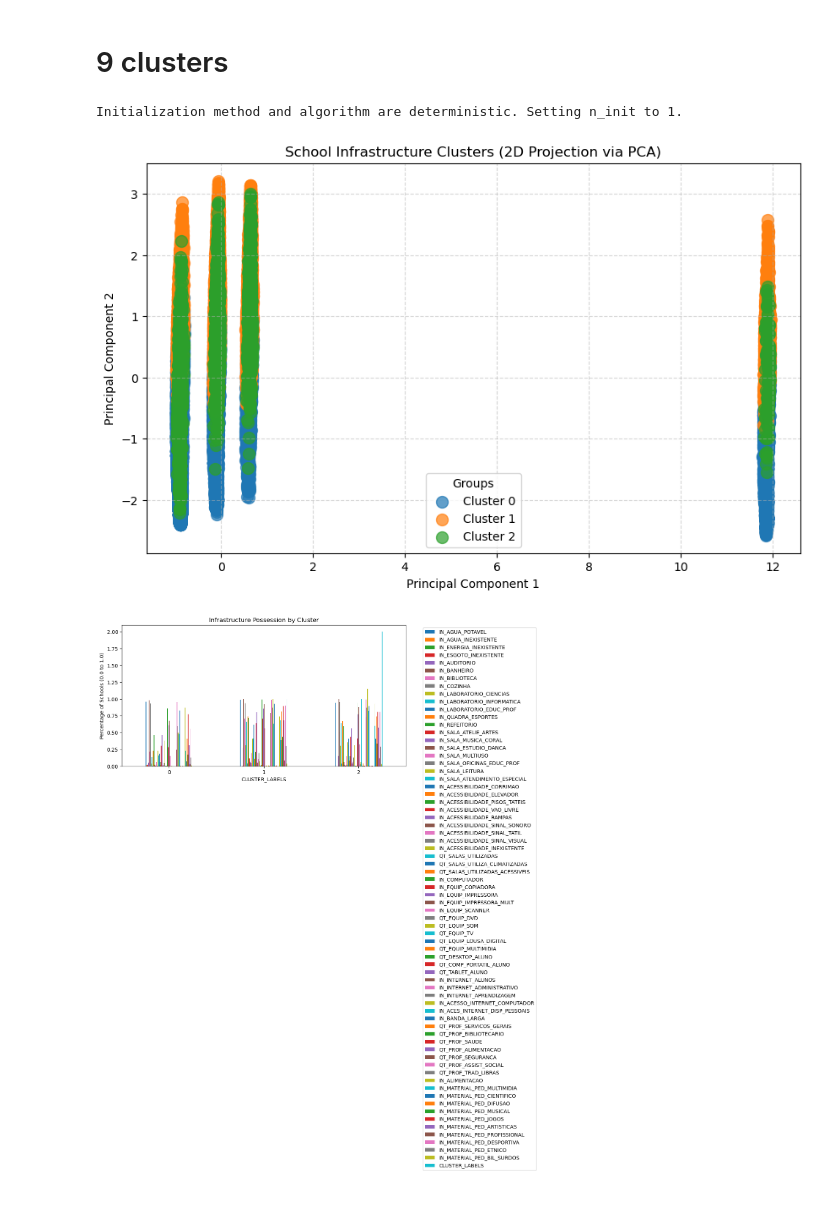
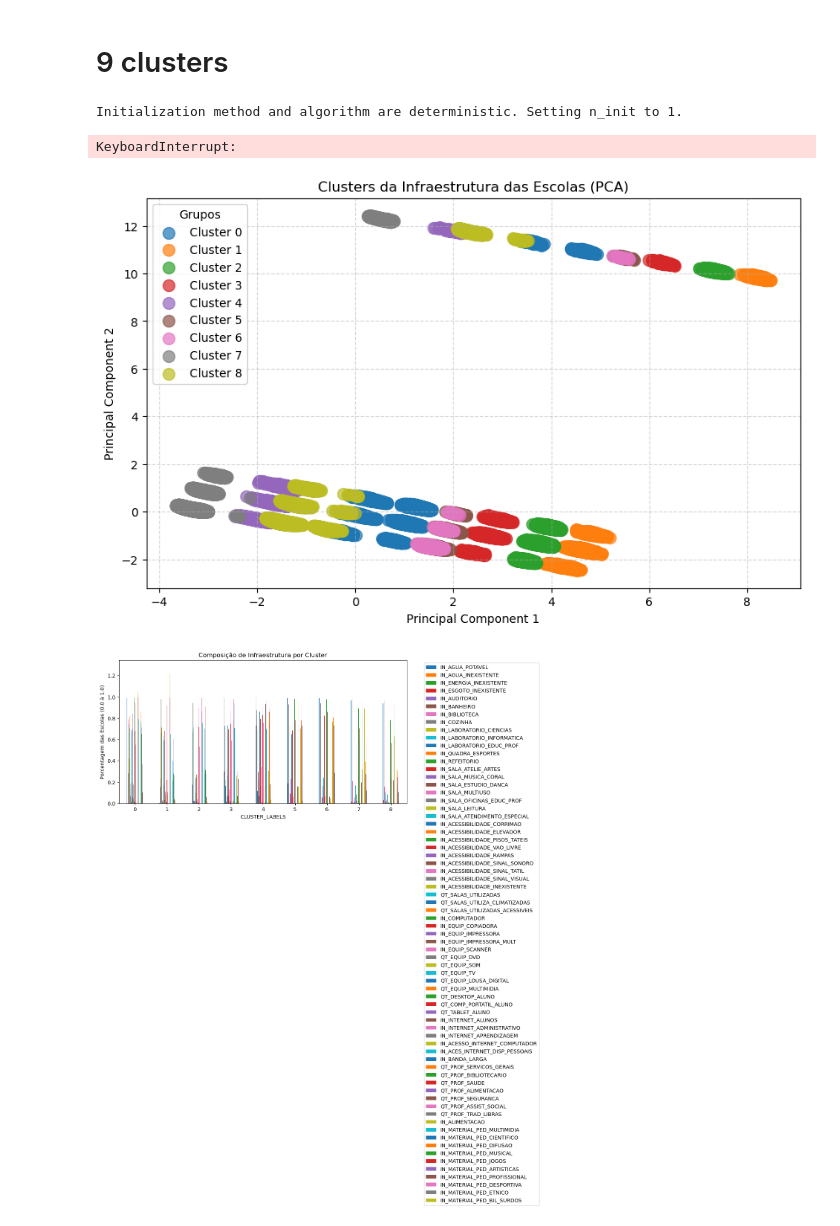
Before and after one commit to reisaraujo-miguel/trab2-ia-censo-ed-2023, a Jupyter notebook: trab2_ia_analise_censo_ed_2023.ipynb, the cells around one changed output. Saved outputs shown, nothing was run; the diff lists cells and outputs as text; code cells hidden in the pictures.

```diff
--- a/trab2_ia_analise_censo_ed_2023.ipynb
+++ b/trab2_ia_analise_censo_ed_2023.ipynb
@@ -188,7 +188,7 @@ plt.show()
 # %% [markdown]
 # 9 clusters
 # %%
-kp = KPrototypes(n_clusters=9, init='Cao', verbose=1, n_init=4, n_jobs=4)
+kp = KPrototypes(n_clusters=9, init='Cao', verbose=1, n_jobs=4)
 
 data_array = df.values
 
@@ -197,62 +197,53 @@ clusters = kp.fit_predict(data_array, categorical=binary_columns)
 df['CLUSTER_LABELS'] = clusters
 # %% [output]
 Initialization method and algorithm are deterministic. Setting n_init to 1.
+KeyboardInterrupt:
 # %%
 import matplotlib.pyplot as plt
 from sklearn.decomposition import PCA
 import numpy as np
 # %%
-
-
-# 1. Reduce dimensions to 2D using PCA
-# We use the same 'data_array' you prepared for K-Prototypes
 pca = PCA(n_components=2)
 principal_components = pca.fit_transform(data_array)
 
-# 2. Create a handy DataFrame for plotting
 pca_df = pd.DataFrame(data=principal_components, columns=['PC1', 'PC2'])
-pca_df['Cluster'] = clusters  # Add the cluster labels we found earlier
+pca_df['Cluster'] = clusters
 
-# 3. Plot using Matplotlib
 plt.figure(figsize=(10, 6))
 
-# We loop through the unique clusters to plot them one by one (for a clean legend)
 unique_clusters = np.unique(clusters)
-colors = ['#1f77b4', '#ff7f0e', '#2ca02c', '#d62728'] # Blue, Orange, Green, Red
 
 for cluster_id in unique_clusters:
-    # Filter points belonging to this cluster
     subset = pca_df[pca_df['Cluster'] == cluster_id]
 
     plt.scatter(
         subset['PC1'],
         subset['PC2'],
-        c=colors[cluster_id],
         label=f'Cluster {cluster_id}',
-        alpha=0.7,  # Transparency helps if points overlap
-        s=100       # Size of dots
+        alpha=0.7,
+        s=100
     )
 
 plt.title('Clusters da Infraestrutura das Escolas (PCA)')
 plt.xlabel('Principal Component 1')
 plt.ylabel('Principal Component 2')
 plt.legend(title="Grupos")
 plt.grid(True, linestyle='--', alpha=0.5)
 
+plt.savefig('pca-plot-9clusters.png', bbox_inches='tight')
 plt.show()
 # %% [output]
-[figure, old version]
+[figure, new version]
 # %%
-# Calculate the average of binary columns (gives %) and numerical columns
-profile = df.groupby('CLUSTER_LABELS')[[col for col in df.columns]].mean()
+profile = df.groupby('CLUSTER_LABELS')[[col for col in df.columns if not col == 'CLUSTER_LABELS']].mean()
 
-# Plot
 profile.plot(kind='bar', figsize=(10, 5))
-plt.title('Infraestrutura por Cluster')
+plt.title('Composição de Infraestrutura por Cluster')
 plt.ylabel('Porcentagem das Escolas (0.0 à 1.0)')
 plt.xticks(rotation=0)
 plt.legend(bbox_to_anchor=(1.05, 1), loc='upper left') # Move legend outside
-plt.tight_layout()
+#plt.tight_layout()
+plt.savefig('clusters-plot-9clusters.png', bbox_inches='tight')
 plt.show()
 # %% [output]
-[figure, old version]
+[figure, new version]
```
Also changed, not shown: parts of 4 cells of this notebook.
